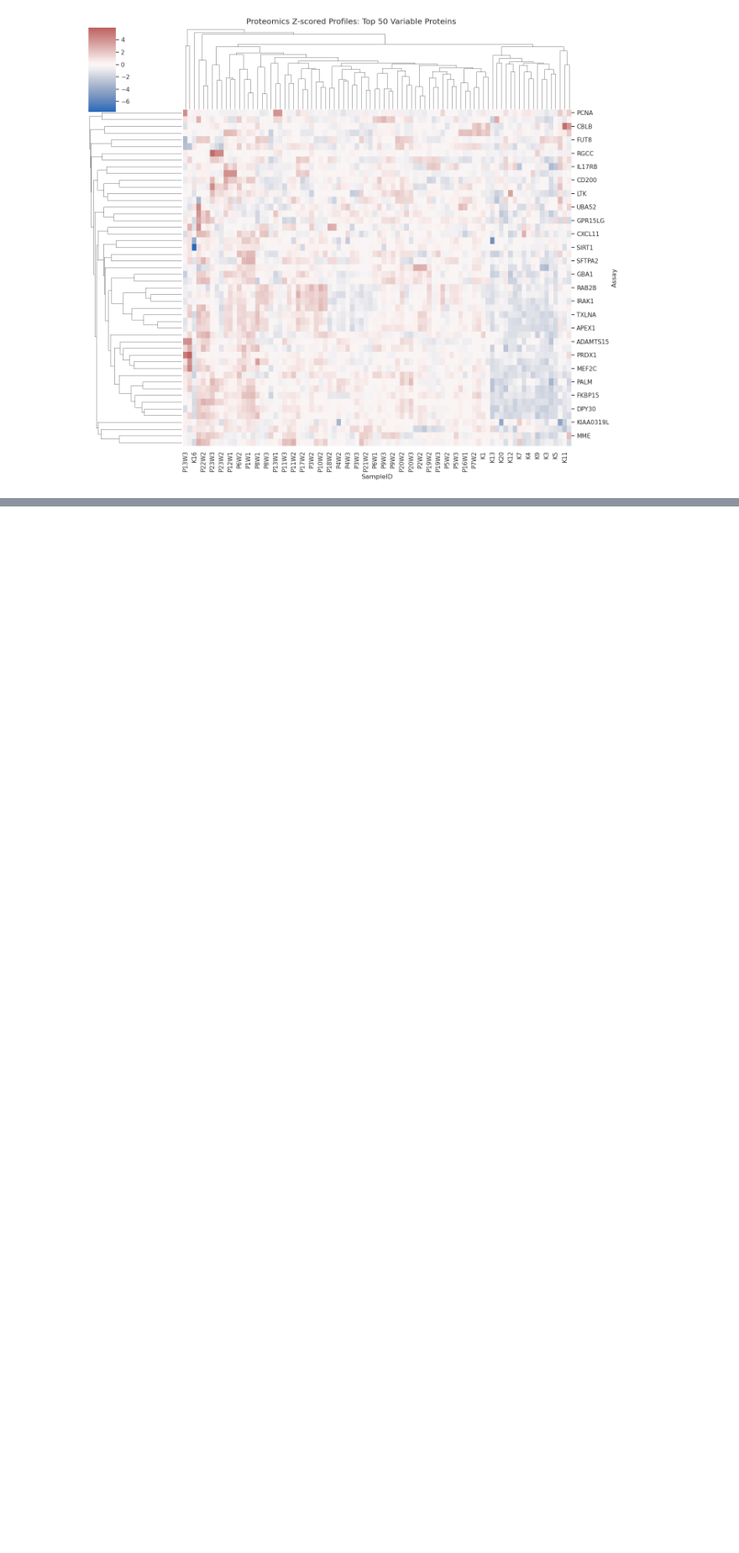
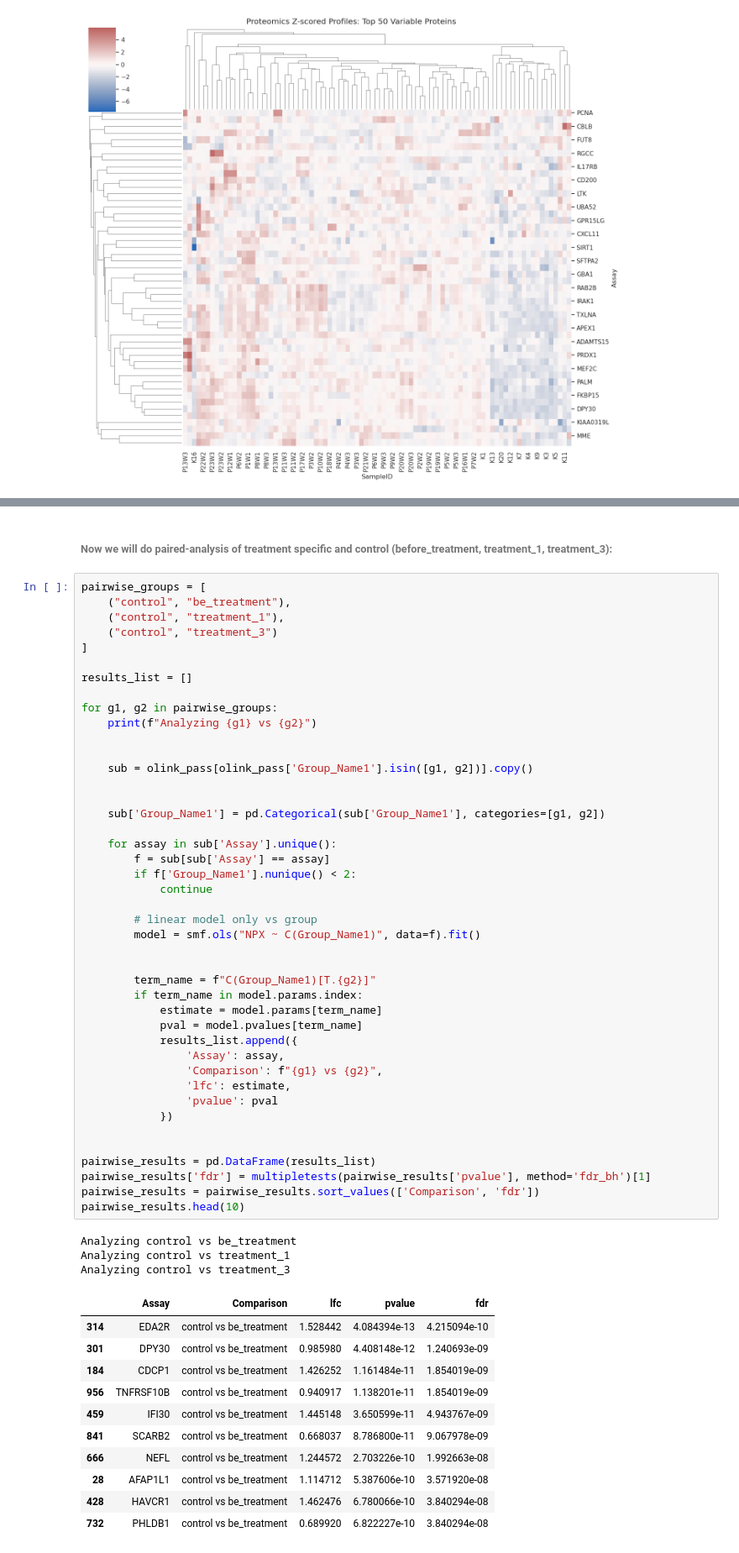
Before and after one commit to jungwirt/Olink_analysis, a Jupyter notebook: olink_proteo_intro_Python.ipynb, the cells around one changed output, grey strips where cells are left out. Shown at 84% size. Drawn from its saved outputs; the diff is of its cells as text; blank space fills up the shorter version.

```diff
--- a/olink_proteo_intro_Python.ipynb
+++ b/olink_proteo_intro_Python.ipynb
@@ -464,0 +717,60 @@ plt.show()
+# %% [markdown]
+###### Now we will do paired-analysis of treatment specific and control (before_treatment, treatment_1, treatment_3):
+# %%
+pairwise_groups = [
+    ("control", "be_treatment"),
+    ("control", "treatment_1"),
+    ("control", "treatment_3")
+]
+
+results_list = []
+
+for g1, g2 in pairwise_groups:
+    print(f"Analyzing {g1} vs {g2}")
+
+
+    sub = olink_pass[olink_pass['Group_Name1'].isin([g1, g2])].copy()
+
+
+    sub['Group_Name1'] = pd.Categorical(sub['Group_Name1'], categories=[g1, g2])
+
+    for assay in sub['Assay'].unique():
+        f = sub[sub['Assay'] == assay]
+        if f['Group_Name1'].nunique() < 2:
+            continue
+
+        # linear model only vs group
+        model = smf.ols("NPX ~ C(Group_Name1)", data=f).fit()
+
+
+        term_name = f"C(Group_Name1)[T.{g2}]"
+        if term_name in model.params.index:
+            estimate = model.params[term_name]
+            pval = model.pvalues[term_name]
+            results_list.append({
+                'Assay': assay,
+                'Comparison': f"{g1} vs {g2}",
+                'lfc': estimate,
+                'pvalue': pval
+            })
+
+
+pairwise_results = pd.DataFrame(results_list)
+pairwise_results['fdr'] = multipletests(pairwise_results['pvalue'], method='fdr_bh')[1]
+pairwise_results = pairwise_results.sort_values(['Comparison', 'fdr'])
+pairwise_results.head(10)
+# %% [output]
+Analyzing control vs be_treatment
+Analyzing control vs treatment_1
+Analyzing control vs treatment_3
+|  | Assay | Comparison | lfc | pvalue | fdr |
+| 314 | EDA2R | control vs be_treatment | 1.528442 | 4.084394e-13 | 4.215094e-10 |
+| 301 | DPY30 | control vs be_treatment | 0.985980 | 4.408148e-12 | 1.240693e-09 |
+| 184 | CDCP1 | control vs be_treatment | 1.426252 | 1.161484e-11 | 1.854019e-09 |
+| 956 | TNFRSF10B | control vs be_treatment | 0.940917 | 1.138201e-11 | 1.854019e-09 |
+| 459 | IFI30 | control vs be_treatment | 1.445148 | 3.650599e-11 | 4.943767e-09 |
+| 841 | SCARB2 | control vs be_treatment | 0.668037 | 8.786800e-11 | 9.067978e-09 |
+| 666 | NEFL | control vs be_treatment | 1.244572 | 2.703226e-10 | 1.992663e-08 |
+| 28 | AFAP1L1 | control vs be_treatment | 1.114712 | 5.387606e-10 | 3.571920e-08 |
+| 428 | HAVCR1 | control vs be_treatment | 1.462476 | 6.780066e-10 | 3.840294e-08 |
+| 732 | PHLDB1 | control vs be_treatment | 0.689920 | 6.822227e-10 | 3.840294e-08 |
```
Also changed, not shown: parts of 23 cells of this notebook.
